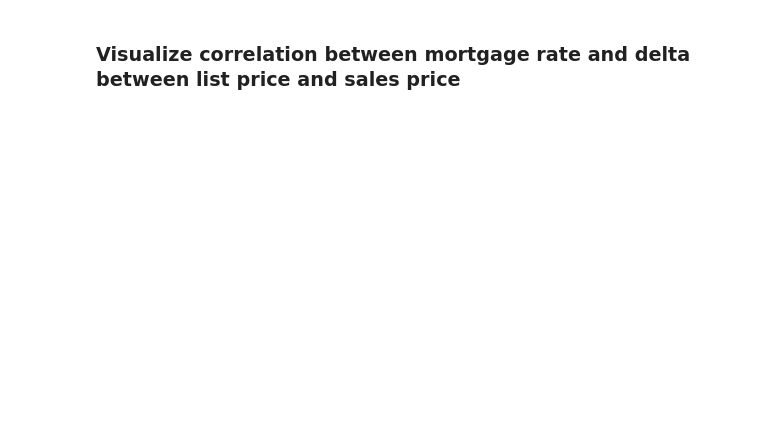
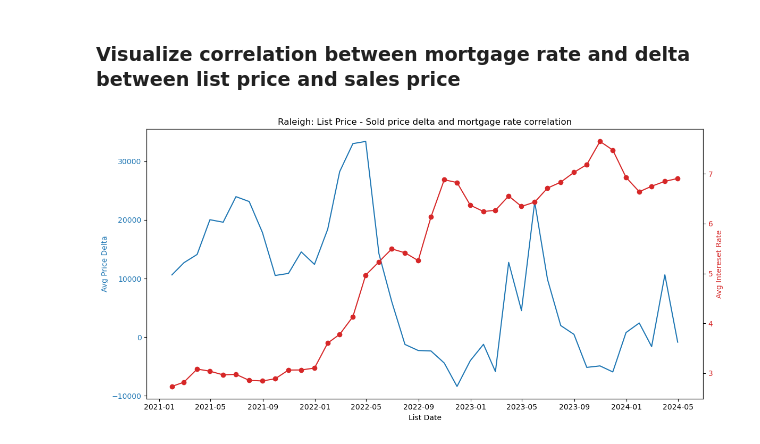
Before and after one commit to atulbachhav22/Real-Estate-Analysis-Project, a Jupyter notebook: real-estate-analysis_updated.ipynb, the cells around one changed output. Saved outputs shown, nothing was run; the diff lists cells and outputs as text; code cells hidden in the pictures; blank space fills up the shorter version.

```diff
--- a/real-estate-analysis_updated.ipynb
+++ b/real-estate-analysis_updated.ipynb
@@ -473,27 +928,29 @@ plt.show()
 # %%
 
 
 #setting the fig size. had to play around a bit to find a good fit.
 fig, ax1 = plt.subplots(figsize=(12, 6))
 
 # bar chart that displays average delta between list price and sold price
 color = 'tab:blue'
 ax1.set_xlabel('List Date')
 ax1.set_ylabel('Avg Price Delta', color=color)
 ax1.plot(realeastate_monthly_df.index, realeastate_monthly_df['Avg Price Delta'], color=color)
 ax1.tick_params(axis='y', labelcolor=color)
-ax1.set_title('List Price - Sold price delta and mortgage rate correlation')
+ax1.set_title('Raleigh: List Price - Sold price delta and mortgage rate correlation')
 
 
 # twin axes for the average mortage rate in a month
 # telling the program that the axes will be plotted on the same graph.
 ax2 = ax1.twinx()
 color = 'tab:red'
 ax2.set_ylabel('Avg Intereset Rate', color=color)
 ax2.plot(realeastate_monthly_df.index, realeastate_monthly_df['Avg Intereset Rate'], color=color, marker='o')
 ax2.tick_params(axis='y', labelcolor=color)
 
 
 #tightening the layout
 fig.tight_layout()
 plt.show()
+# %% [output]
+[figure, added]
```
Also changed, not shown: parts of 38 cells of this notebook, 12 other files.
